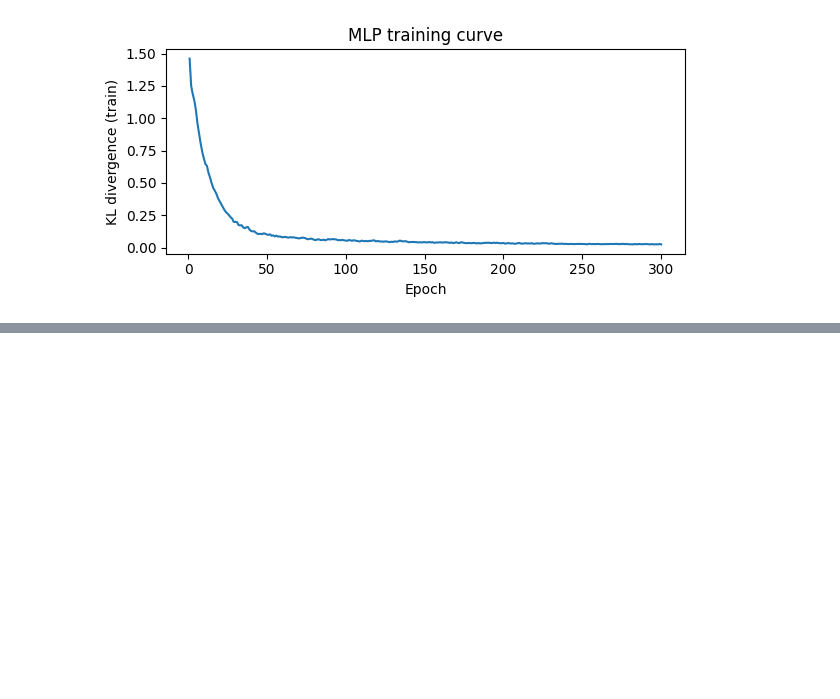
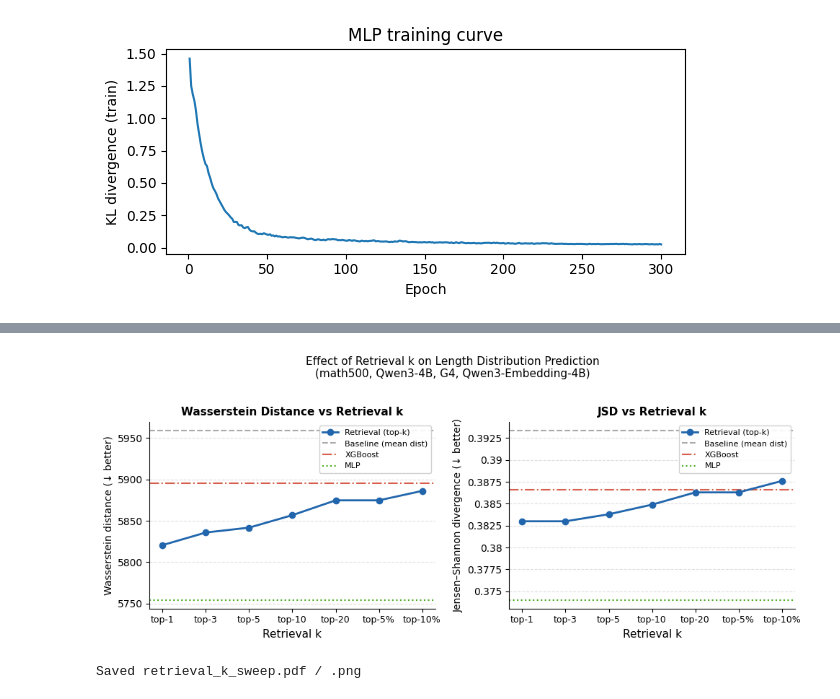
Before and after one commit to SumitNawathe/cmsc828g-proj, a Jupyter notebook: len_pred/pred/length_dist/len_dist_classify.ipynb, the cells around one changed output, grey strips where cells are left out. Saved outputs shown, nothing was run; the diff lists cells and outputs as text; code cells hidden in the pictures; blank space fills up the shorter version.

```diff
--- a/len_pred/pred/length_dist/len_dist_classify.ipynb
+++ b/len_pred/pred/length_dist/len_dist_classify.ipynb
@@ -399,0 +483,73 @@ MLP                     5754.0925 0.3740
+# %%
+# ── Retrieval k-sweep: research-ready line plot ───────────────────────────────
+import matplotlib.pyplot as plt
+import matplotlib.ticker as ticker
+import numpy as np
+
+# ---- data (from retrieval cell outputs) ----
+entries = [
+    ("top-1",       1,    5820.6, 0.3830),
+    ("top-3",       3,    5835.8, 0.3830),
+    ("top-5",       5,    5841.7, 0.3838),
+    ("top-10",      10,   5856.8, 0.3849),
+    ("top-20",      20,   5874.7, 0.3863),
+    ("top-5%",      20,   5874.7, 0.3863),
+    ("top-10%",     40,   5886.1, 0.3876),
+]
+labels      = [e[0] for e in entries]
+ks          = [e[1] for e in entries]
+wasserstein = [e[2] for e in entries]
+jsd         = [e[3] for e in entries]
+
+# reference lines (all methods use the same test set)
+baseline_ws  = 5959.5
+baseline_jsd = 0.3934
+xgb_ws       = 5895.2
+xgb_jsd      = 0.3866
+mlp_ws       = 5754.1
+mlp_jsd      = 0.3740
+
+# ---- plot ----
+fig, axes = plt.subplots(1, 2, figsize=(10, 4))
+
+RETRIEVAL_COLOR = "#2166ac"
+BASELINE_COLOR  = "#aaaaaa"
+XGB_COLOR       = "#d6604d"
+MLP_COLOR       = "#4dac26"
+
+x = np.arange(len(labels))
+
+for ax, metric, ret_vals, bl, xgb_v, mlp_v, ylabel, title in [
+    (axes[0], "Wasserstein", wasserstein, baseline_ws, xgb_ws, mlp_ws,
+     "Wasserstein distance (↓ better)", "Wasserstein Distance vs Retrieval k"),
+    (axes[1], "JSD",         jsd,         baseline_jsd, xgb_jsd, mlp_jsd,
+     "Jensen–Shannon divergence (↓ better)", "JSD vs Retrieval k"),
+]:
+    ax.plot(x, ret_vals, marker="o", linewidth=2, markersize=6,
+            color=RETRIEVAL_COLOR, label="Retrieval (top-k)", zorder=3)
+
+    ax.axhline(bl,    color=BASELINE_COLOR, linewidth=1.5, linestyle="--", label="Baseline (mean dist)")
+    ax.axhline(xgb_v, color=XGB_COLOR,      linewidth=1.5, linestyle="-.", label="XGBoost")
+    ax.axhline(mlp_v, color=MLP_COLOR,      linewidth=1.5, linestyle=":",  label="MLP")
+
+    ax.set_xticks(x)
+    ax.set_xticklabels(labels, fontsize=9)
+    ax.set_xlabel("Retrieval k", fontsize=11)
+    ax.set_ylabel(ylabel, fontsize=10)
+    ax.set_title(title, fontsize=11, fontweight="bold")
+    ax.legend(fontsize=8, framealpha=0.9)
+    ax.yaxis.set_major_formatter(ticker.FormatStrFormatter("%.4g"))
+    ax.grid(axis="y", linestyle="--", alpha=0.4)
+    ax.spines[["top", "right"]].set_visible(False)
+
+plt.suptitle("Effect of Retrieval k on Length Distribution Prediction\n"
+             "(math500, Qwen3-4B, G4, Qwen3-Embedding-4B)",
+             fontsize=11, y=1.02)
+plt.tight_layout()
+plt.savefig("retrieval_k_sweep.pdf", bbox_inches="tight")
+plt.savefig("retrieval_k_sweep.png", dpi=150, bbox_inches="tight")
+plt.show()
+print("Saved retrieval_k_sweep.pdf / .png")
+# %% [output]
+[figure, added]
+Saved retrieval_k_sweep.pdf / .png
```
Also changed, not shown: parts of 9 cells of this notebook, 3 other files.
